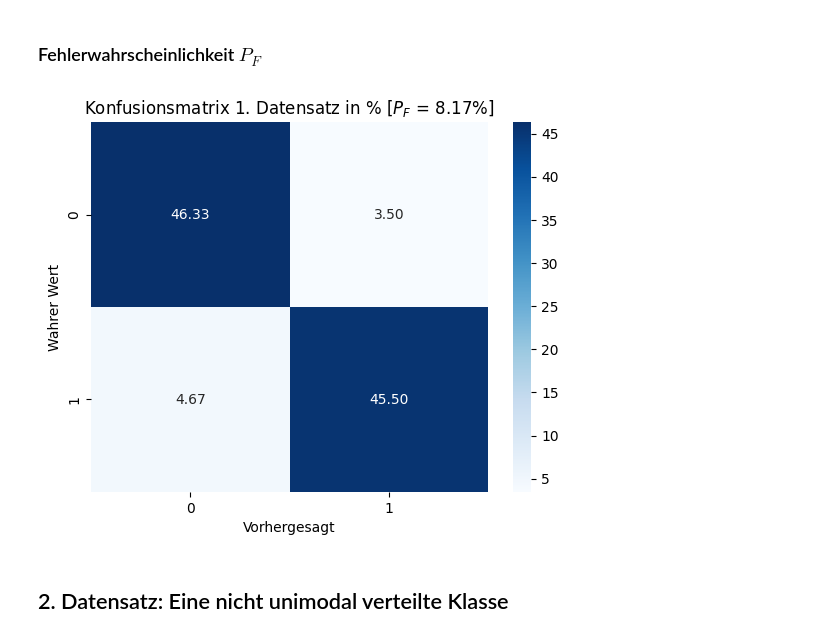
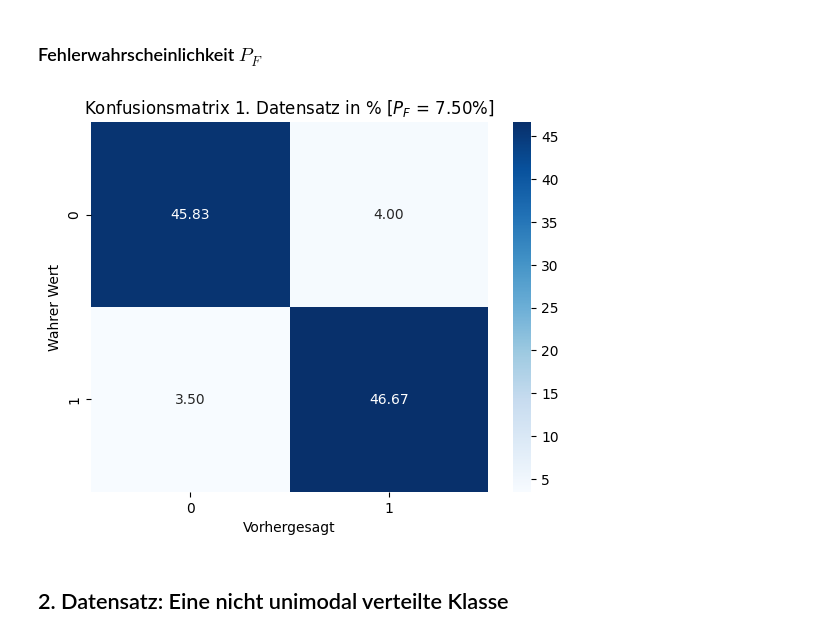
Before and after one commit to simonsymhoven/pattern-matching-machine-learning, a Jupyter notebook: blatt-2/gruppe-1-abgabe-blatt-2/aufgabe-2-3.ipynb, the cells around one changed output. Drawn from its saved outputs; the diff is of its cells as text; code cells hidden in the pictures.

```diff
--- a/blatt-2/gruppe-1-abgabe-blatt-2/aufgabe-2-3.ipynb
+++ b/blatt-2/gruppe-1-abgabe-blatt-2/aufgabe-2-3.ipynb
@@ -162,0 +166,22 @@ plt.show()
+# %%
+thresholds = np.linspace(0, 1, 100)
+
+# Berechnung der Accuracy für jedes Threshold
+accuracies = []
+for t in thresholds:
+    y_pred = predict(x_test_set1, w, threshold=t)
+    accuracies.append(accuracy_score(y_test_set1, y_pred))
+
+# Index des Thresholds mit höchster Accuracy
+best_idx = np.argmax(accuracies)
+best_threshold = thresholds[best_idx]
+best_accuracy = accuracies[best_idx]
+
+# Plotte Accuracy vs. Threshold
+plt.plot(thresholds, accuracies, label='Accuracy')
+plt.axvline(x=best_threshold, color='r', linestyle='--', label=f'Best Threshold {round(best_threshold,2)}')
+plt.xlabel('Threshold')
+plt.ylabel('Accuracy')
+plt.title('Accuracy vs. Threshold')
+plt.legend()
+plt.show()
@@ -163,18 +190,20 @@ plt.show()
 # %% [markdown]
 ### Fehlerwahrscheinlichkeit $ P_F $
 # %%
-y_pred1 = predict(x_test_set1, w, threshold=0.5)
+y_pred1 = predict(x_test_set1, w, threshold=best_threshold)
 
 cm1 = confusion_matrix(y_test_set1, y_pred1)
 cm_perc1 = cm1 / cm1.sum() * 100
+pf1 = (cm1[0, 1] + cm1[1, 0]) / cm1.sum() * 100
+
 sns.heatmap(cm_perc1, annot=True, fmt='.2f', cmap='Blues')
-pf1 = (cm1[0, 1] + cm1[1, 0]) / cm1.sum() * 100
+
 plt.xlabel('Vorhergesagt')
 plt.ylabel('Wahrer Wert')
 plt.title(fr'Konfusionsmatrix 1. Datensatz in % [$P_F$ = {pf1:.2f}%]')
 plt.show()
 # %% [output]
-[figure, old version]
+[figure, new version]
 # %% [markdown]
 ## 2. Datensatz: Eine nicht unimodal verteilte Klasse
 # %% [markdown]
```
Also changed, not shown: parts of 5 cells of this notebook, 2 other files.
